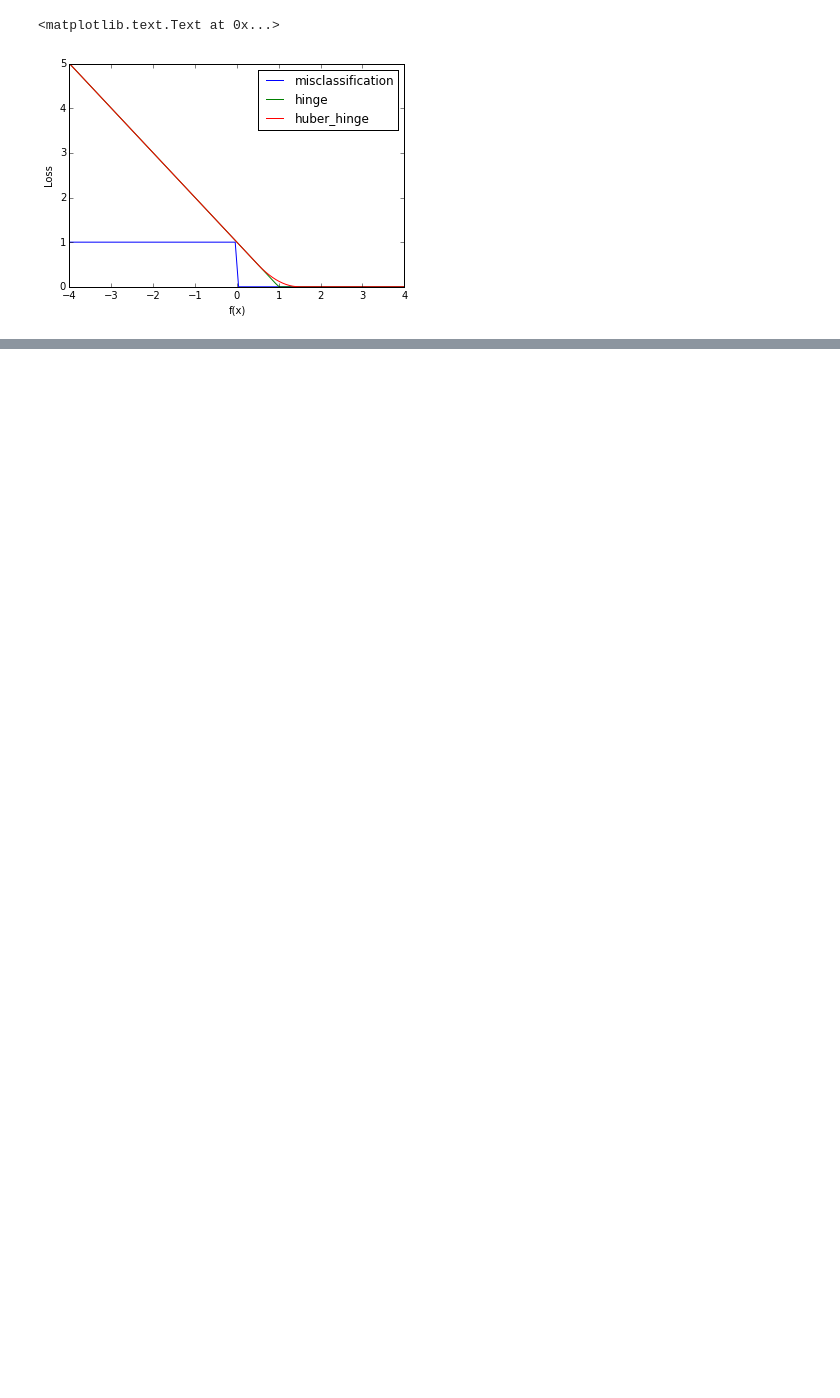
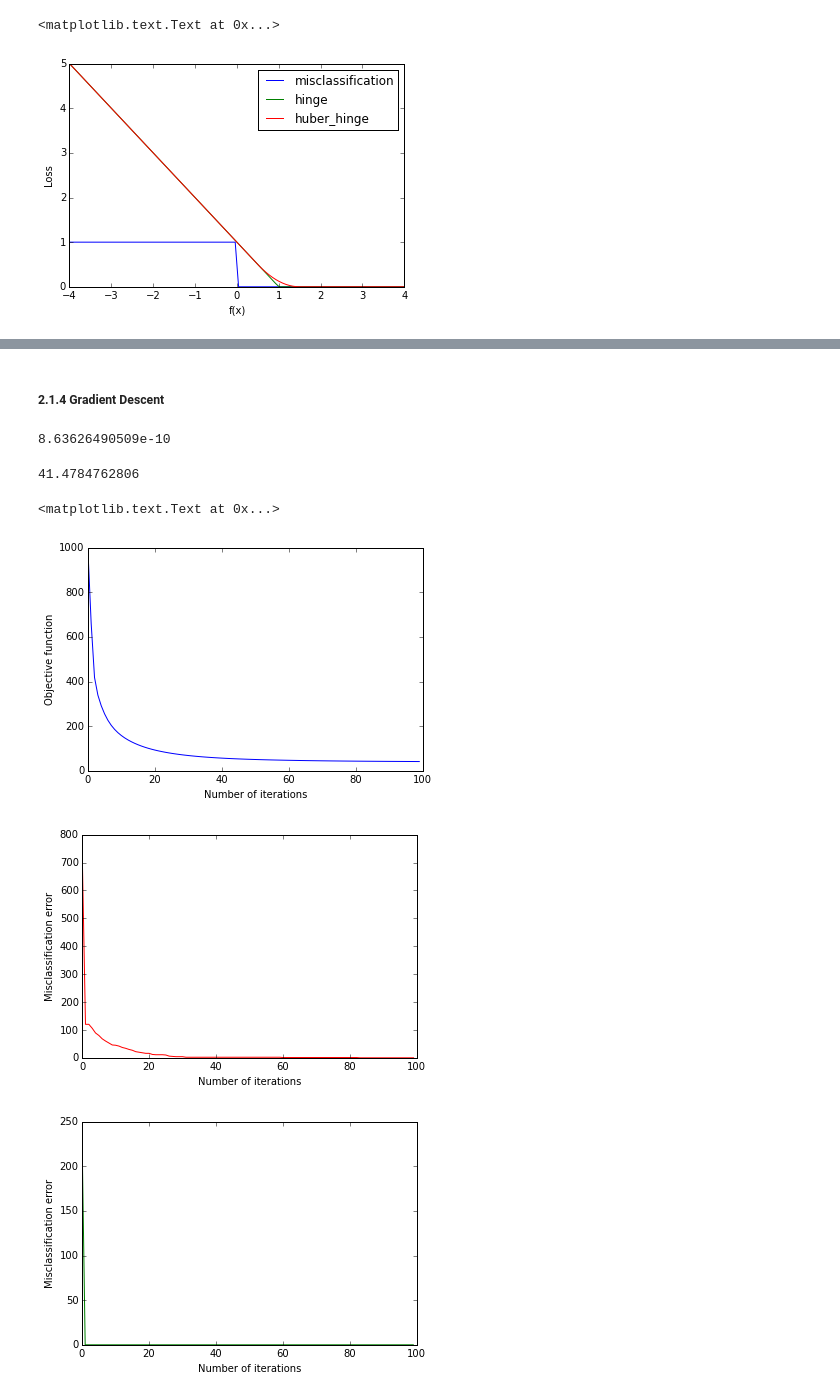
Before and after one commit to aartibagul/Source-Separation, a Jupyter notebook: Hw5_Stochastic_Gradient_Algorithms.ipynb, the cells around one changed output, grey strips where cells are left out. Saved outputs shown, nothing was run; the diff lists cells and outputs as text; code cells hidden in the pictures; blank space fills up the shorter version.

Commit message:
Gradient descent with backtracking added

```diff
--- a/Hw5_Stochastic_Gradient_Algorithms.ipynb
+++ b/Hw5_Stochastic_Gradient_Algorithms.ipynb
@@ -44,0 +124,2 @@ plt.ylabel("Loss")
+# %% [markdown]
+##### 2.1.4 Gradient Descent #####
@@ -44,0 +149,24 @@ plt.ylabel("Loss")
+# %%
+def dataset(n, dim):
+
+    np.random.seed(0)
+    C = np.array([[0., -0.25], [0.80, .25]])
+    X = np.r_[np.dot(np.random.randn(n, dim), C),
+              np.dot(np.random.randn(n, dim), C) + np.array([1, 2])]
+    y = np.hstack((-1*np.ones(n), np.ones(n)))
+    return X, y
+
+x, y = dataset(500, 2)
+x = np.column_stack( (x, np.ones(x.shape[0])))
+x_norm = preprocessing.normalize(x)
+
+x1, y1 = dataset(250, 2)
+x1 = np.column_stack( (x1, np.ones(x1.shape[0])))
+x1_norm = preprocessing.normalize(x1)
+
+X_train, X_test, y_train, y_test = x_norm[250:], x_norm[:250], y[250:] , y[:250]
+#X_train, X_test, y_train, y_test = train_test_split(x_norm, y, test_size=0.5)
+# %%
+print(grad_checker(compute_grad, compute_obj, X_train, y_train))
+# %% [output]
+8.63626490509e-10
@@ -44,0 +175,26 @@ plt.ylabel("Loss")
+# %%
+C= 1000
+w, obj, error = my_gradient_descent(0.001, 100, X_train, y_train ,compute_grad, compute_obj)
+index = [i for i in range (100)]
+
+plt.plot(index, obj)
+plt.xlabel("Number of iterations")
+plt.ylabel("Objective function")
+plt.figure()
+plt.plot(index, error, "-r")
+plt.xlabel("Number of iterations")
+plt.ylabel("Misclassification error")
+
+
+
+w1, obj1, error1 = my_gradient_descent(0.001, 100, X_test, y_test ,compute_grad, compute_obj)
+plt.figure()
+plt.plot(index, error1, "-g")
+plt.xlabel("Number of iterations")
+plt.ylabel("Misclassification error")
+# %% [output]
+41.4784762806
+<matplotlib.text.Text at 0x...>
+[figure, added]
+[figure, added]
+[figure, added]
```
Also changed, not shown: parts of 16 cells of this notebook, 1 other file.
